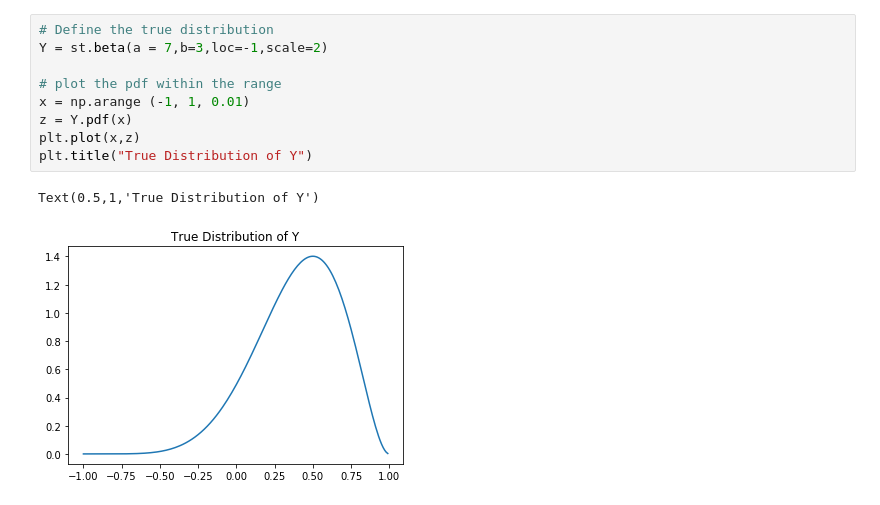
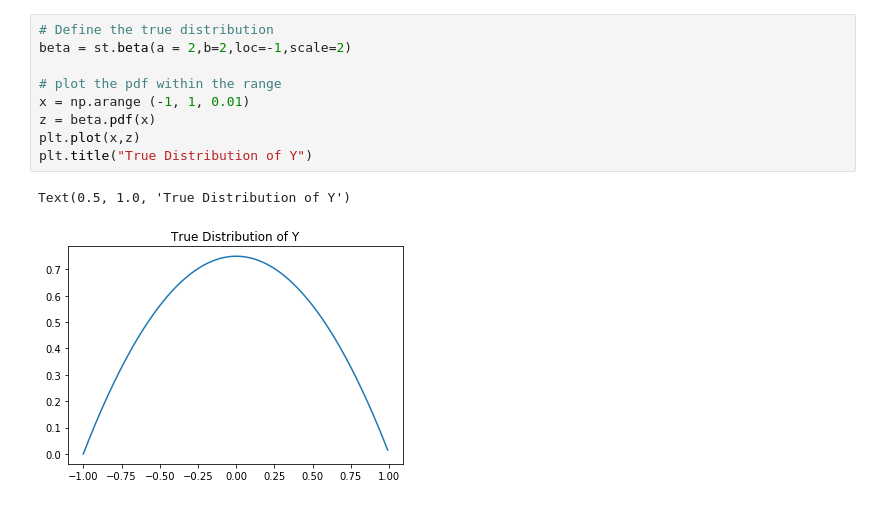
Before and after one commit to harrisonnguyen/stochastic_optimisation, a Jupyter notebook: BetaCostFunction/Beta_experiments.ipynb, the cells around one changed output. Drawn from its saved outputs; the diff is of its cells as text.

```diff
--- a/BetaCostFunction/Beta_experiments.ipynb
+++ b/BetaCostFunction/Beta_experiments.ipynb
@@ -18,12 +69,12 @@ def f2(x,y):
 # %%
 # Define the true distribution
-Y = st.beta(a = 7,b=3,loc=-1,scale=2)
+beta = st.beta(a = 2,b=2,loc=-1,scale=2)
 
 # plot the pdf within the range
 x = np.arange (-1, 1, 0.01)
-z = Y.pdf(x)
+z = beta.pdf(x)
 plt.plot(x,z)
 plt.title("True Distribution of Y")
 # %% [output]
-Text(0.5,1,'True Distribution of Y')
+Text(0.5, 1.0, 'True Distribution of Y')
-[figure, old version]
+[figure, new version]
```
Also changed, not shown: parts of 19 cells of this notebook, 14 other files.
